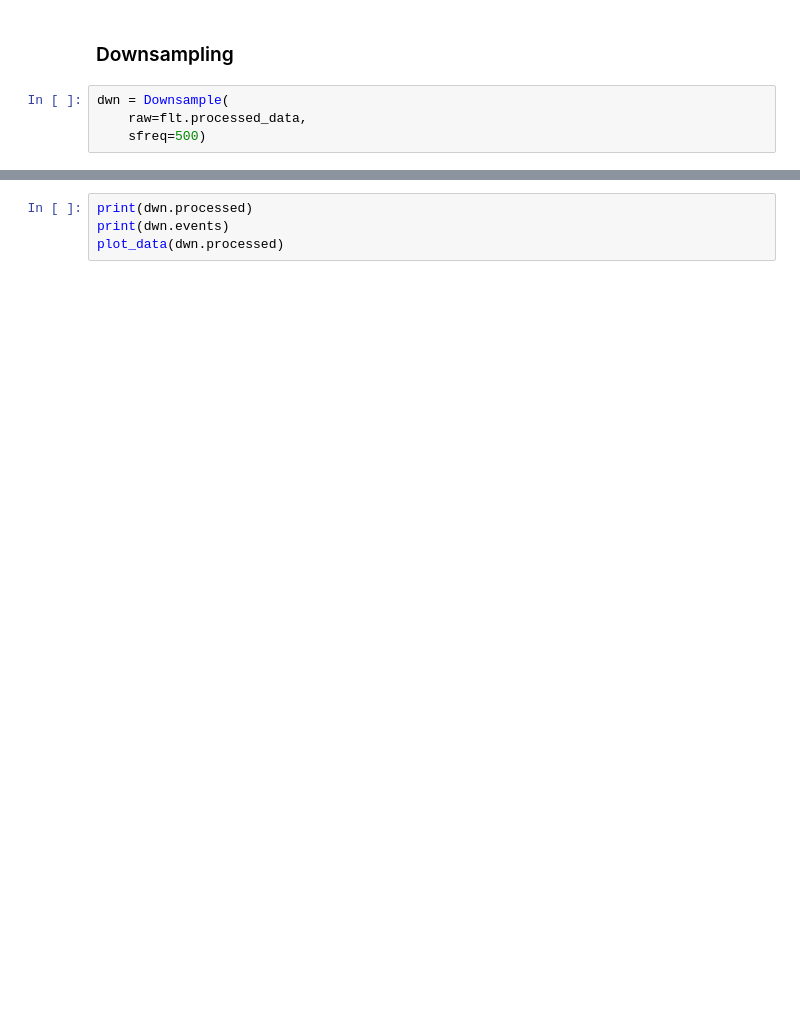
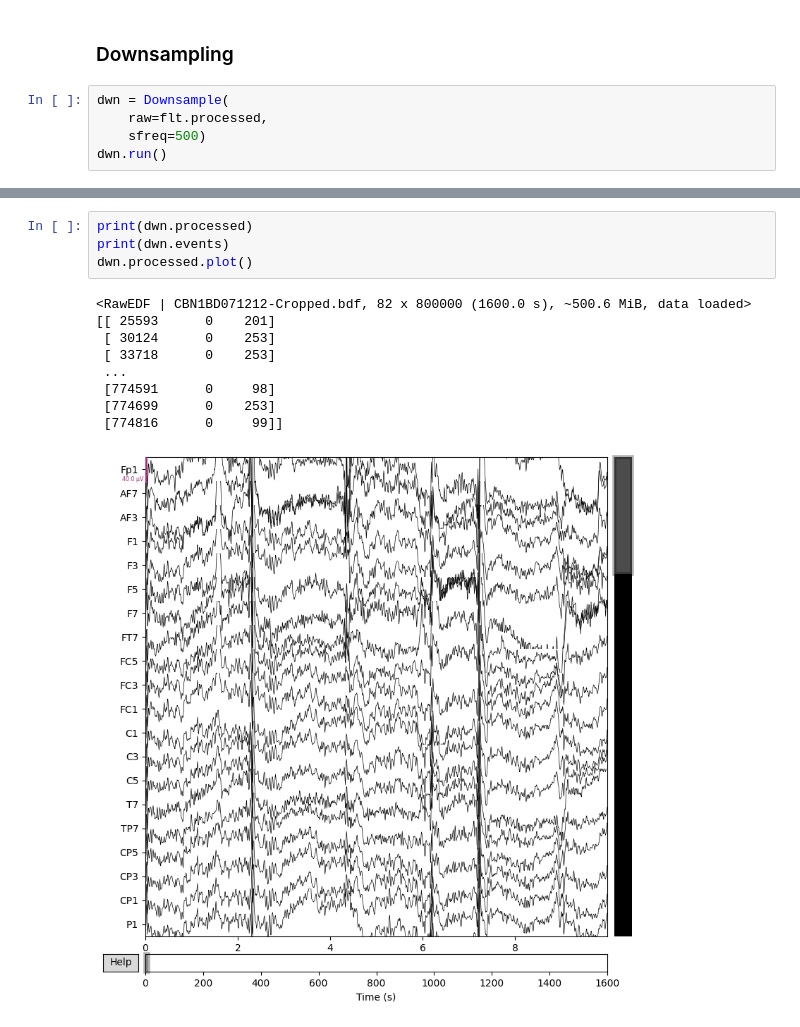
Before and after one commit to CentreForDigitalHumanities/BioPAP, a Jupyter notebook: examples/pipeline.ipynb, the cells around one changed output, grey strips where cells are left out. Cells and saved outputs as stored; diff of their text form; blank space fills up the shorter version.

```diff
--- a/examples/pipeline.ipynb
+++ b/examples/pipeline.ipynb
@@ -64,5 +133,6 @@ print(flt.processed)
 ### Downsampling
 # %%
 dwn = Downsample(
-    raw=flt.processed_data,
+    raw=flt.processed,
     sfreq=500)
+dwn.run()
@@ -69,4 +150,14 @@ dwn = Downsample(
 # %%
 print(dwn.processed)
 print(dwn.events)
-plot_data(dwn.processed)
+dwn.processed.plot()
+# %% [output]
+<RawEDF | CBN1BD071212-Cropped.bdf, 82 x 800000 (1600.0 s), ~500.6 MiB, data loaded>
+[[ 25593      0    201]
+ [ 30124      0    253]
+ [ 33718      0    253]
+ ...
+ [774591      0     98]
+ [774699      0    253]
+ [774816      0     99]]
+[figure, added]
```
Also changed, not shown: parts of 18 cells of this notebook.
